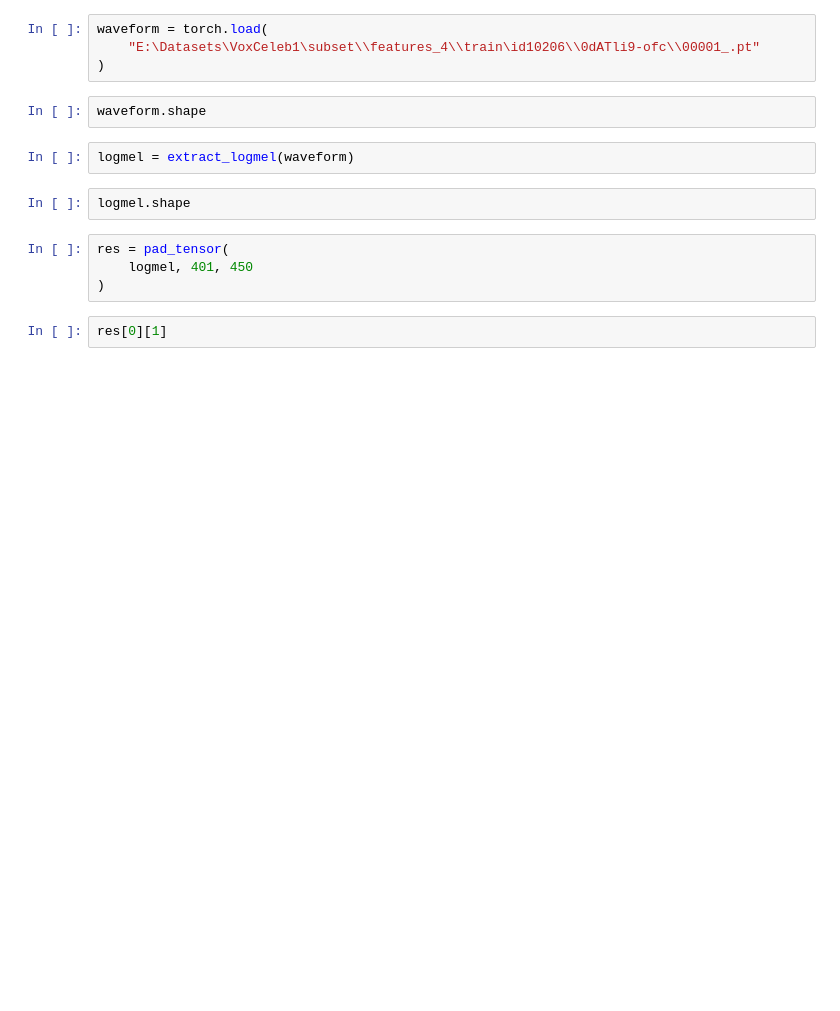
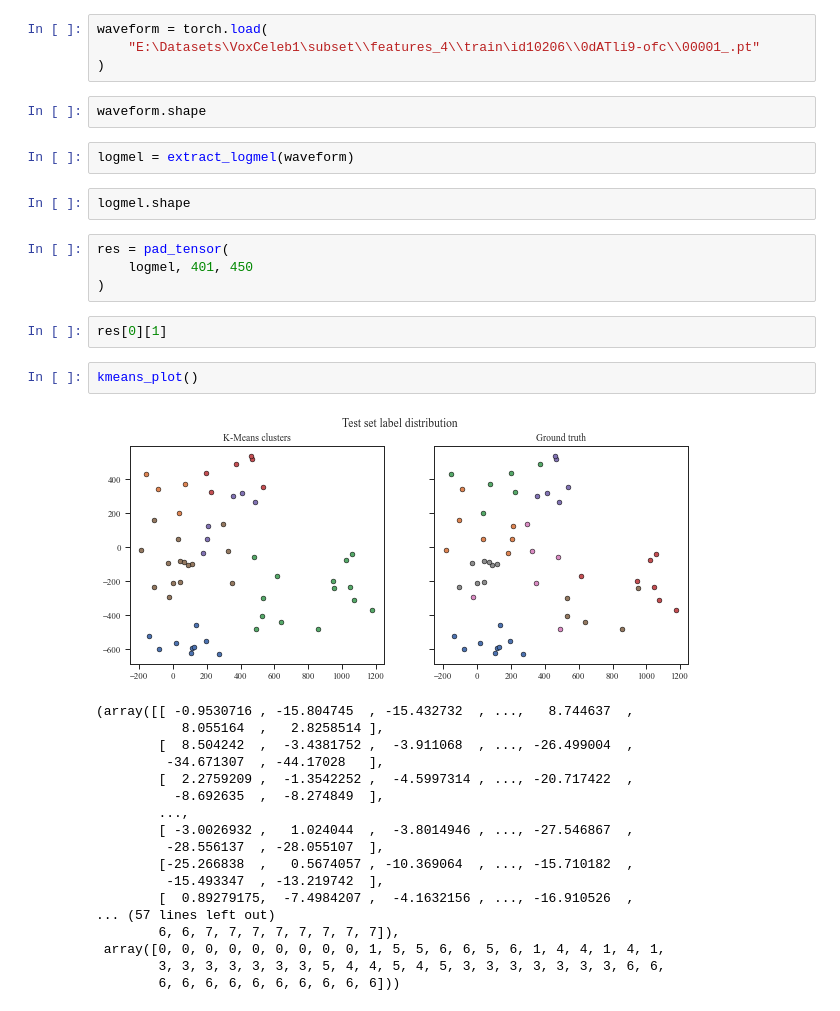
Before and after one commit to gabrielecerizza/apr_project, a Jupyter notebook: tdnn.ipynb, the cells around one changed output. Saved outputs shown, nothing was run; the diff lists cells and outputs as text; blank space fills up the shorter version.

```diff
--- a/tdnn.ipynb
+++ b/tdnn.ipynb
@@ -281,3 +281,24 @@ res = pad_tensor(
 )
 # %%
 res[0][1]
+# %%
+kmeans_plot()
+# %% [output]
+[figure, added]
+(array([[ -0.9530716 , -15.804745  , -15.432732  , ...,   8.744637  ,
+           8.055164  ,   2.8258514 ],
+        [  8.504242  ,  -3.4381752 ,  -3.911068  , ..., -26.499004  ,
+         -34.671307  , -44.17028   ],
+        [  2.2759209 ,  -1.3542252 ,  -4.5997314 , ..., -20.717422  ,
+          -8.692635  ,  -8.274849  ],
+        ...,
+        [ -3.0026932 ,   1.024044  ,  -3.8014946 , ..., -27.546867  ,
+         -28.556137  , -28.055107  ],
+        [-25.266838  ,   0.5674057 , -10.369064  , ..., -15.710182  ,
+         -15.493347  , -13.219742  ],
+        [  0.89279175,  -7.4984207 ,  -4.1632156 , ..., -16.910526  ,
+... (57 lines left out)
+        6, 6, 7, 7, 7, 7, 7, 7, 7, 7]),
+ array([0, 0, 0, 0, 0, 0, 0, 0, 0, 1, 5, 5, 6, 6, 5, 6, 1, 4, 4, 1, 4, 1,
+        3, 3, 3, 3, 3, 3, 3, 5, 4, 4, 5, 4, 5, 3, 3, 3, 3, 3, 3, 3, 6, 6,
+        6, 6, 6, 6, 6, 6, 6, 6, 6, 6]))
```
Also changed, not shown: parts of 1 cell of this notebook, 5 other files.
